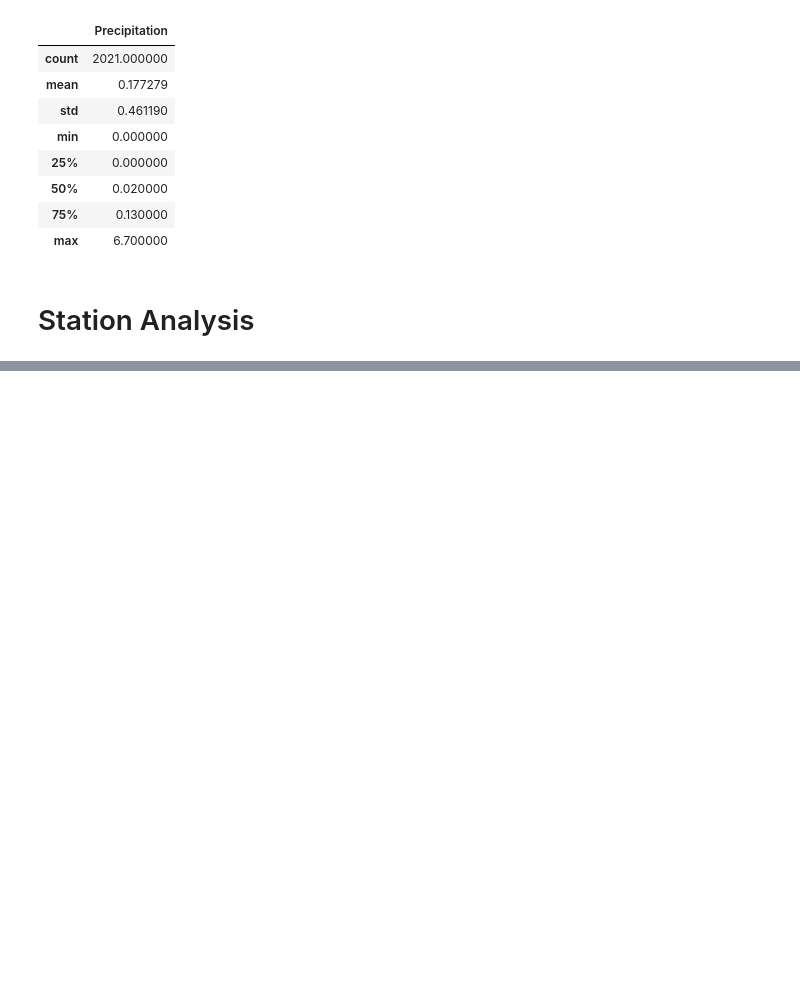
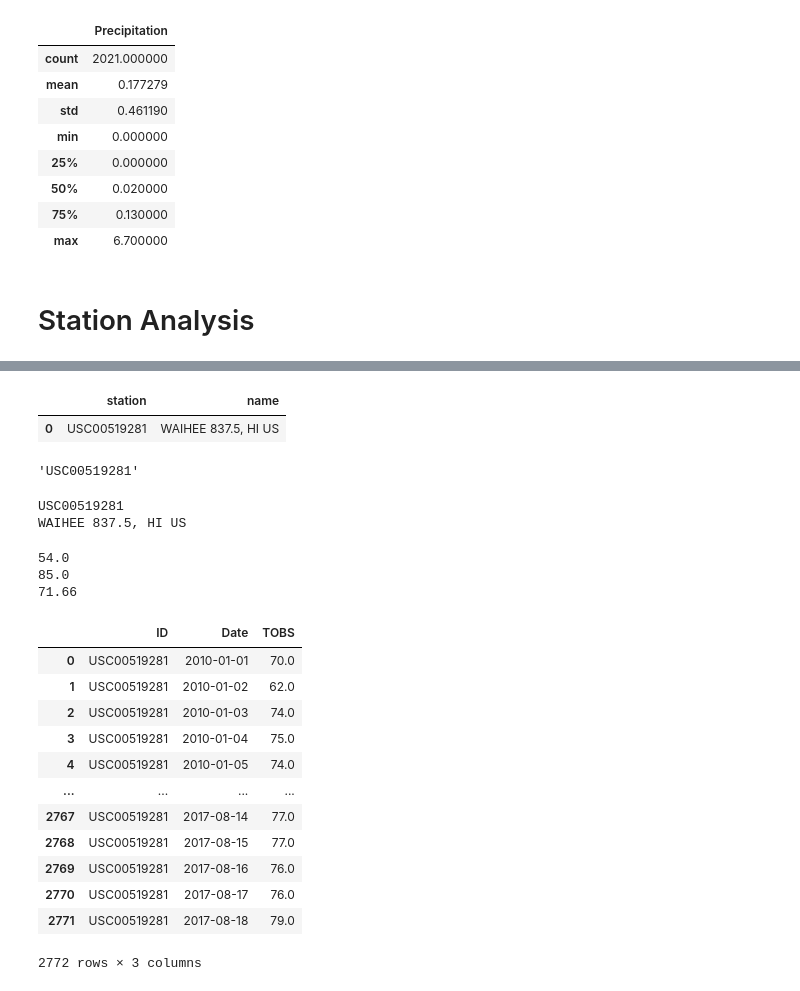
Before and after one commit to EleniQ/SQLalchemy, a Jupyter notebook: Surfs Up/climate_done.ipynb, the cells around one changed output, grey strips where cells are left out. Cells and saved outputs as stored; diff of their text form; code cells hidden in the pictures; blank space fills up the shorter version.

```diff
--- a/Surfs Up/climate.ipynb
+++ b/Surfs Up/climate_done.ipynb
@@ -119,0 +124,6 @@ precdf.describe ()
+# %%
+#most active= most records?
+query= session.query(measurement.station, measurement.date).all()
+stats_df = pd.DataFrame(query, columns=['station', 'count'])
+stats_df = stats_df.groupby(['station']).count().sort_values('count', ascending=False )
+stats_df
@@ -119,0 +157,50 @@ precdf.describe ()
+# %%
+#only need station and name column, filter?
+high_activity = stats_df.index[0]
+highcountdf = pd.DataFrame(session.query(station.station, station.name).filter(station.station == high_activity).all(), columns=["station", "name"])
+stationid =  highcountdf.loc[0, "station"]
+stationname= highcountdf.loc[0, "name"]
+highcountdf
+#print(stationid)
+#print(stationname)
+# %% [output]
+|  | station | name |
+| 0 | USC00519281 | WAIHEE 837.5, HI US |
+# %%
+high_activity
+# %% [output]
+'USC00519281'
+# %%
+print(stationid)
+print(stationname)
+# %% [output]
+USC00519281
+WAIHEE 837.5, HI US
+# %%
+# Using the most active station id from the previous query, calculate the lowest, highest, and average temperature.
+#You’ll need to use functions such as func.min, func.max, and func.avg in your query
+temps = session.query(measurement.station, measurement.date, measurement.tobs).filter(measurement.station == high_activity).all()
+tempsdf=pd.DataFrame(temps, columns=['ID','Date','TOBS'])
+print(tempsdf['TOBS'].min ())
+print(tempsdf['TOBS'].max ())
+print(round(tempsdf['TOBS'].mean (),2))
+# %% [output]
+54.0
+85.0
+71.66
+# %%
+tempsdf
+# %% [output]
+|  | ID | Date | TOBS |
+| 0 | USC00519281 | 2010-01-01 | 70.0 |
+| 1 | USC00519281 | 2010-01-02 | 62.0 |
+| 2 | USC00519281 | 2010-01-03 | 74.0 |
+| 3 | USC00519281 | 2010-01-04 | 75.0 |
+| 4 | USC00519281 | 2010-01-05 | 74.0 |
+| ... | ... | ... | ... |
+| 2767 | USC00519281 | 2017-08-14 | 77.0 |
+| 2768 | USC00519281 | 2017-08-15 | 77.0 |
+| 2769 | USC00519281 | 2017-08-16 | 76.0 |
+| 2770 | USC00519281 | 2017-08-17 | 76.0 |
+| 2771 | USC00519281 | 2017-08-18 | 79.0 |
+2772 rows × 3 columns
```
Also changed, not shown: parts of 8 cells of this notebook.
